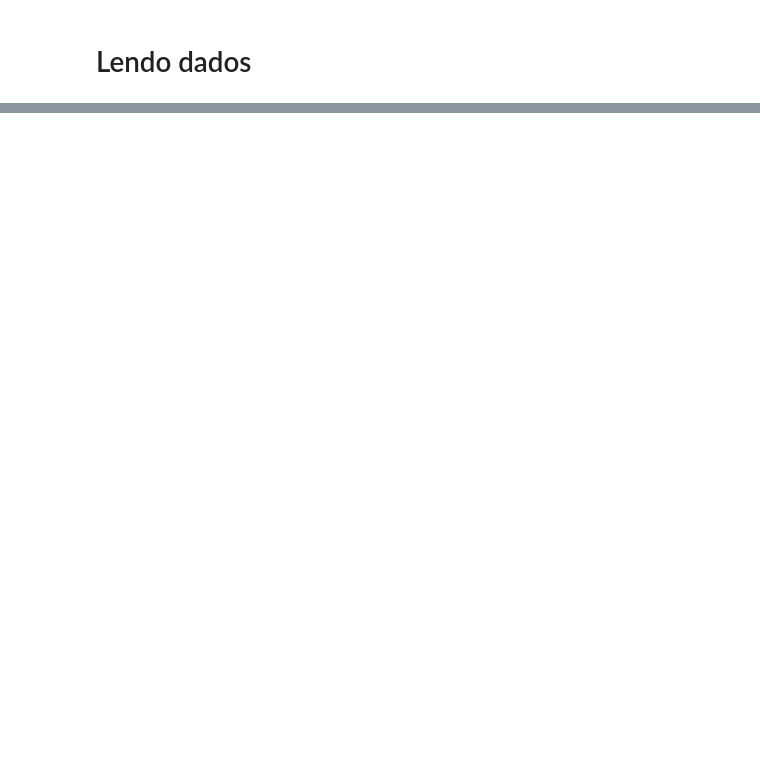
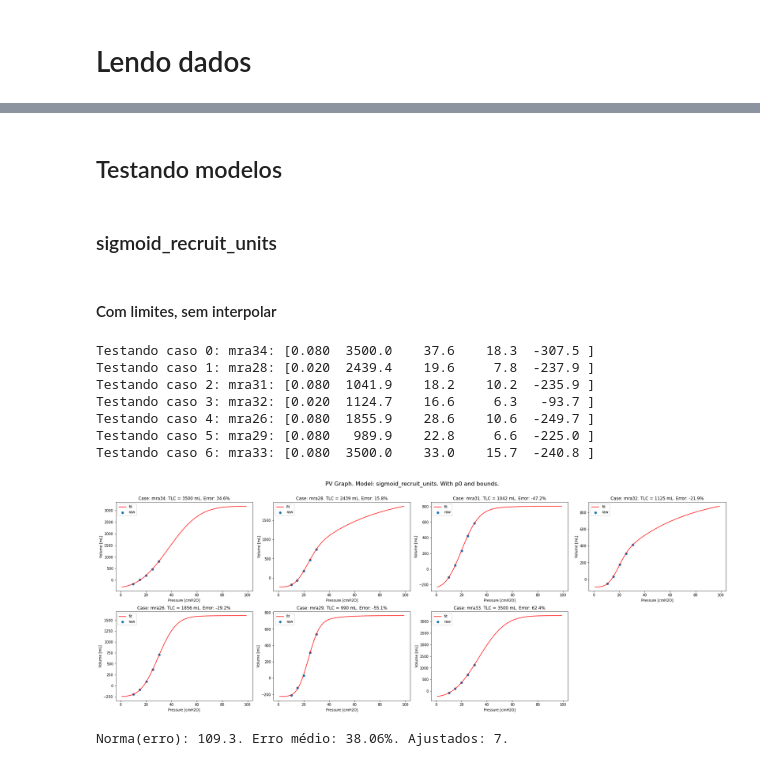
Before and after one commit to edlbcamargo/recrutabilidade, a Jupyter notebook: testa_modelos.ipynb, the cells around one changed output, grey strips where cells are left out. Drawn from its saved outputs; the diff is of its cells as text; code cells hidden in the pictures; blank space fills up the shorter version.

Commit message:
Adicionando o teste de novos modelos, em loop.

```diff
--- a/testa_modelos.ipynb
+++ b/testa_modelos.ipynb
@@ -456,0 +37,4 @@ print(f'{parameters}')
+# %%
+# Separa só manobra D, com 5 passos, sem guardar índice original da tabela
+dadosdfD5 = dadosdf[dadosdf["n_steps"]==5].reset_index(drop=True)
+dadosdfD5
@@ -456,0 +64,39 @@ print(f'{parameters}')
+# %%
+v_esperado = {
+    "mra26": 2622.9,
+    "mra28": 2105.9,
+    "mra29": 2205.7,
+    "mra31": 1974.4,
+    "mra32": 1440.2,
+    "mra33": 2154.6,
+    "mra34": 2600 # chute
+}
+# %%
+dadosdfD5["volume_esperado"] = dadosdfD5.apply(lambda row: v_esperado[row.Animal], axis=1)
+# %% [markdown]
+## Testando modelos
+# %% [markdown]
+### sigmoid_recruit_units
+# %%
+# sigmoid_recruit_units:            K, Vmax, mi, sigma, offset
+sigmoid_recruit_units_bounds = ([0.02,  500,  0,     2,   -500],
+                                [0.08, 3500, 40,    40,    500])
+sigmoid_recruit_units_p0 =      [0.05, 2000, 25,     5,   -200]
+debug=True
+metodo = 'dogbox'
+# %% [markdown]
+#### Com limites, sem interpolar
+# %%
+n_points_interp = 0
+texto = 'With p0 and bounds.'
+_= m.testa_modelo(dadosdfD5, m.sigmoid_recruit_units, metodo = metodo, meu_p0 = sigmoid_recruit_units_p0, texto = texto, TLC_index=1, meus_bounds=sigmoid_recruit_units_bounds, n_points_interp=n_points_interp, debug=debug)
+# %% [output]
+Testando caso 0: mra34: [0.080  3500.0    37.6    18.3  -307.5 ]
+Testando caso 1: mra28: [0.020  2439.4    19.6     7.8  -237.9 ]
+Testando caso 2: mra31: [0.080  1041.9    18.2    10.2  -235.9 ]
+Testando caso 3: mra32: [0.020  1124.7    16.6     6.3   -93.7 ]
+Testando caso 4: mra26: [0.080  1855.9    28.6    10.6  -249.7 ]
+Testando caso 5: mra29: [0.080   989.9    22.8     6.6  -225.0 ]
+Testando caso 6: mra33: [0.080  3500.0    33.0    15.7  -240.8 ]
+[figure, added]
+Norma(erro): 109.3. Erro médio: 38.06%. Ajustados: 7.
```
Also changed, not shown: parts of 76 cells of this notebook, 1 other file.
